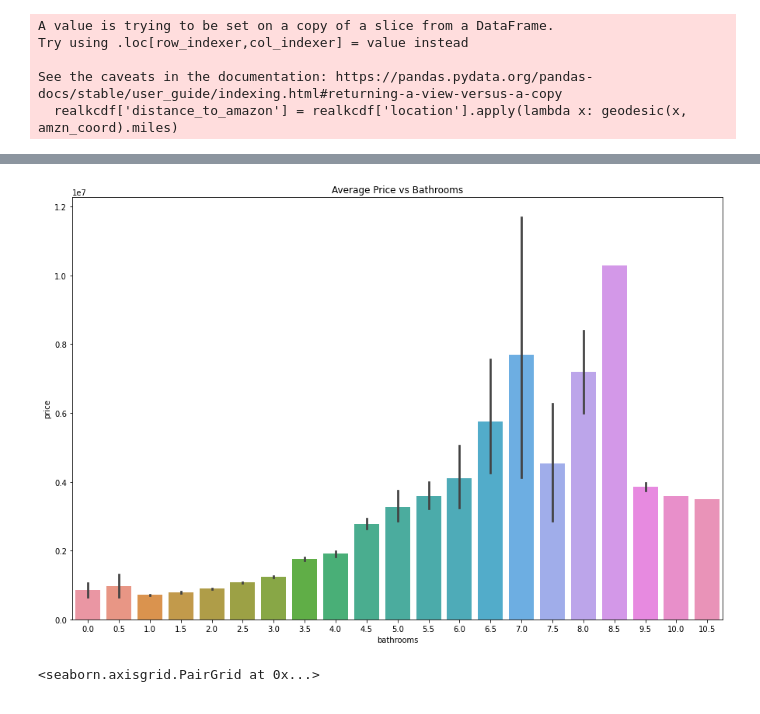
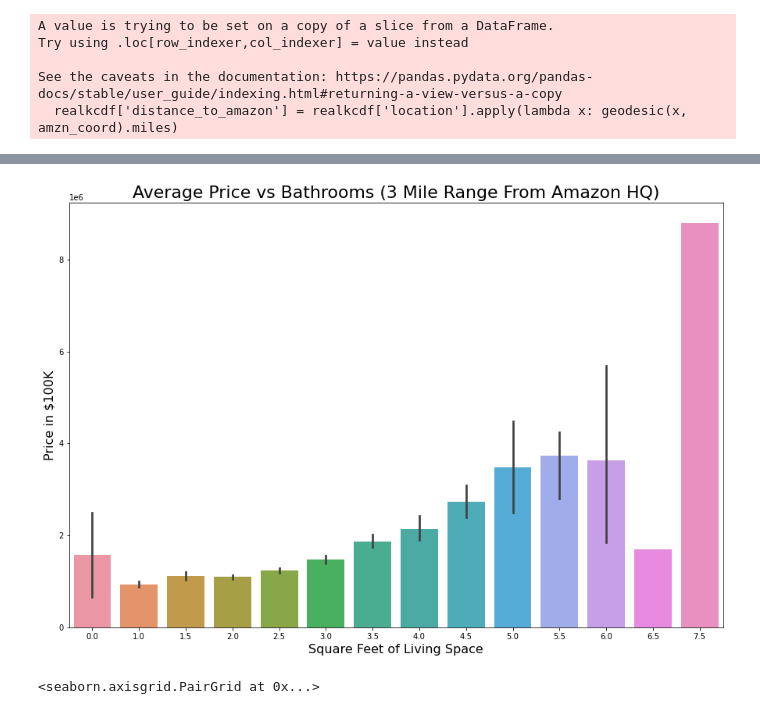
Before and after one commit to ewestrich/King-County-House-Sales, a Jupyter notebook: Daniel/project 2 .ipynb, the cells around one changed output, grey strips where cells are left out. Cells and saved outputs as stored; diff of their text form; code cells hidden in the pictures.

Commit message:
altering graphs to hone in on focus

```diff
--- a/Daniel/project 2 .ipynb
+++ b/Daniel/project 2 .ipynb
@@ -125,14 +114,16 @@ ax.set_title('Square Foot of Living by Price');
 # %%
 #plotting the view category and the mean price for each
 fig, ax = plt.subplots(figsize = (15,10))
-x = realkcdf['bathrooms']
-y = realkcdf['price']
-ax.set_title('Average Price vs Bathrooms')
 
+x = data_near_amzn_filt['bathrooms']
+y = data_near_amzn_filt['price']
 
-sns.barplot(x, y, data = realkcdf, ax = ax);
+sns.barplot(x, y, data = realkcdf, ax = ax)
+ax.set_title('Average Price vs Bathrooms (3 Mile Range From Amazon HQ)', fontsize = 22)
+ax.set_ylabel('Price in $100K', fontsize = 16)
+ax.set_xlabel('Square Feet of Living Space', fontsize = 16);
 # %% [output]
-[figure, old version]
+[figure, new version]
 # %%
 #q1 = realkcdf['price'].quantile(.25)
 #q3 = realkcdf['price'].quantile(.75)
```
Also changed, not shown: parts of 3 cells of this notebook.
